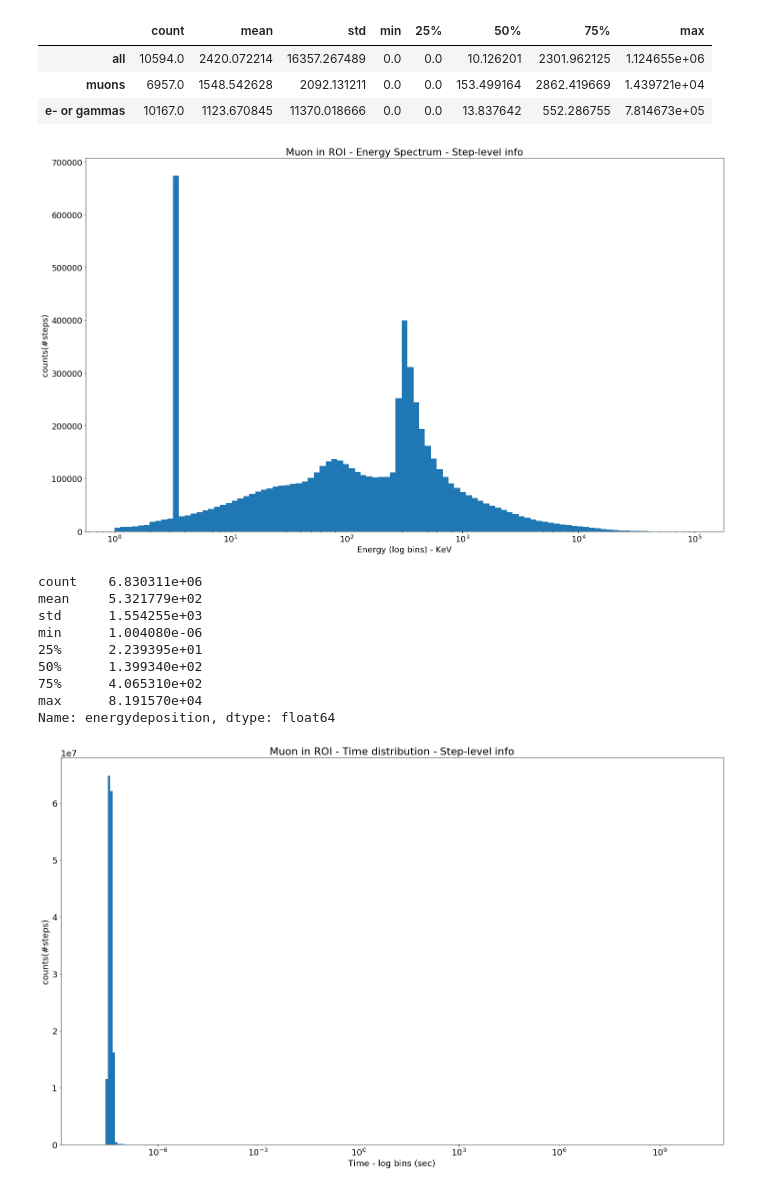
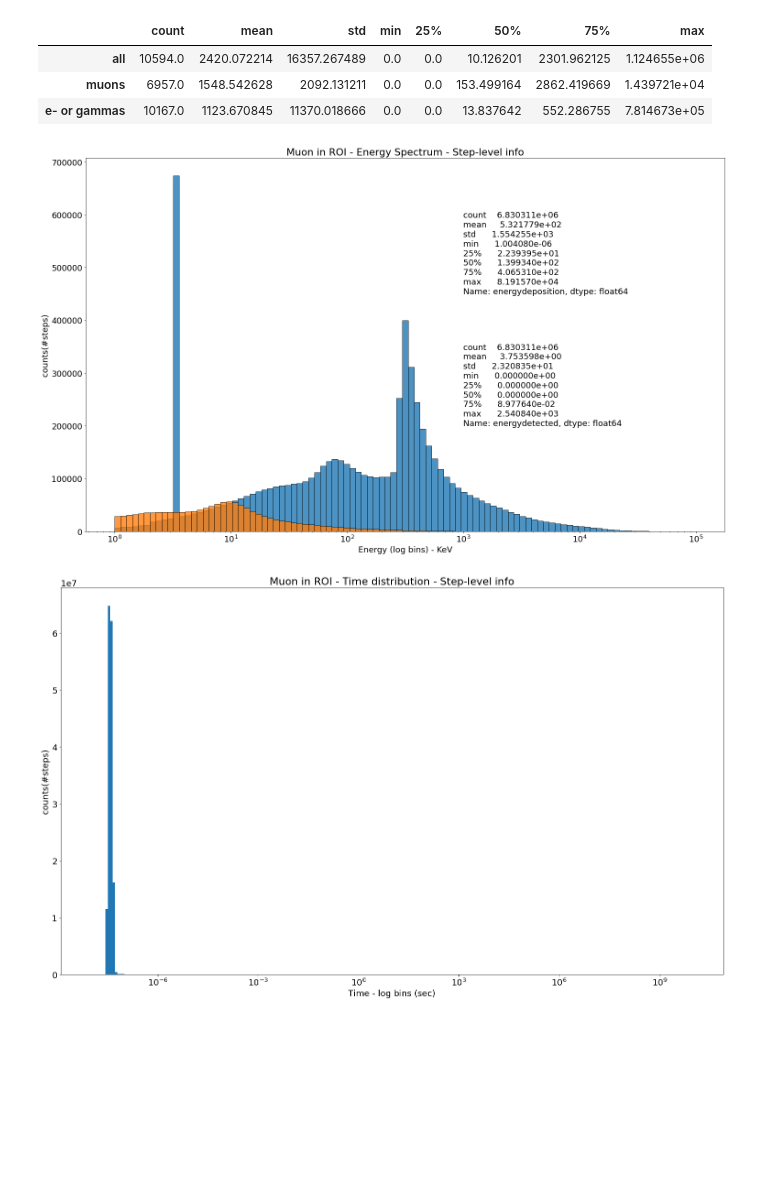
Before and after one commit to luigiberducci/ML4NP, a Jupyter notebook: Notebooks/analysis_2e6muons.ipynb, the cells around one changed output. Saved outputs shown, nothing was run; the diff lists cells and outputs as text; code cells hidden in the pictures; blank space fills up the shorter version.

Commit message:
add step-level deposits plot

```diff
--- a/Notebooks/analysis_2e6muons.ipynb
+++ b/Notebooks/analysis_2e6muons.ipynb
@@ -92,28 +92,22 @@ plt.rcParams['figure.figsize'] = [25, 15]
 plt.rcParams.update({'font.size': 18})
 # %%
 # STEP-LEVEL DEPOSITIONS
-plt.hist(df.energydeposition, bins=np.logspace(0, 5, 100))
+alpha = 0.8
+bins = np.logspace(0, 5, 100)
+plt.hist(df.energydeposition, bins=bins, edgecolor='k', alpha=alpha)
+plt.hist(df.energydetected, bins=bins, edgecolor='k', alpha=alpha)
 plt.xscale('log')
 plt.title("Muon in ROI - Energy Spectrum - Step-level info")
 plt.xlabel("Energy (log bins) - KeV")
 plt.ylabel("counts(#steps)")
+plt.text(1000, 450000, str(df.energydeposition.describe()))
+plt.text(1000, 200000, str(df.energydetected.describe()))
 plt.show()
 
 # Note: huge peak at energy 3.2KeV is MOST of the time due to
 # Gamma's deposits. These gammas are usually produced by eBrem process.
-
-df.energydeposition.describe()
 # %% [output]
-[figure, old version]
+[figure, new version]
-count    6.830311e+06
-mean     5.321779e+02
-std      1.554255e+03
-min      1.004080e-06
-25%      2.239395e+01
-50%      1.399340e+02
-75%      4.065310e+02
-max      8.191570e+04
-Name: energydeposition, dtype: float64
 # %%
 df["sec"] = df.time / (10**9)
 # %%
```
